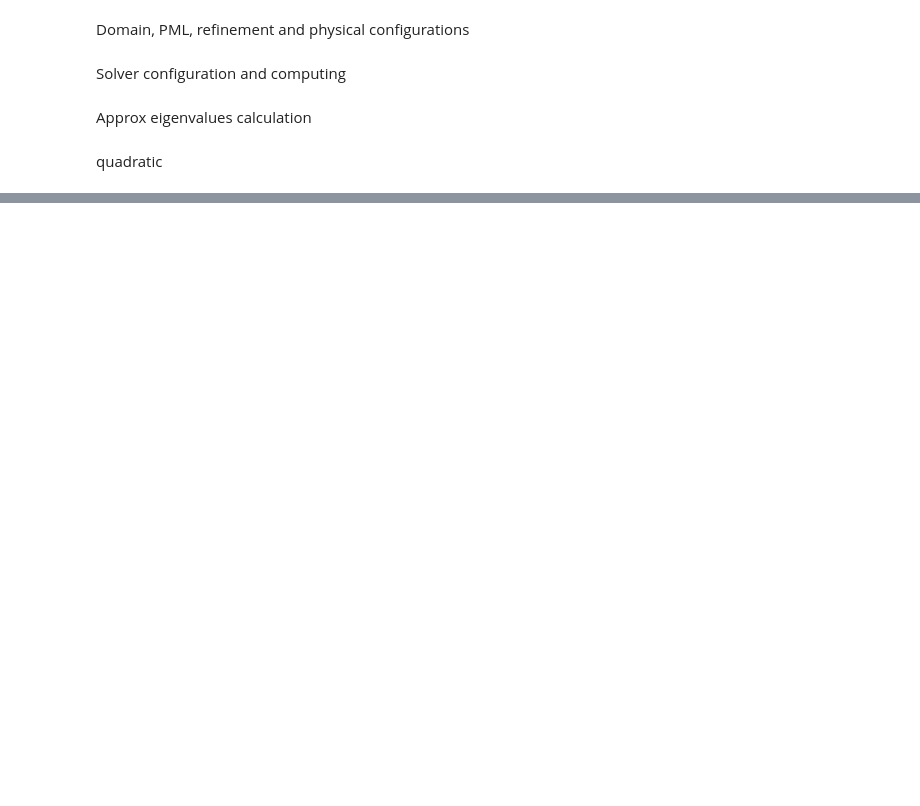
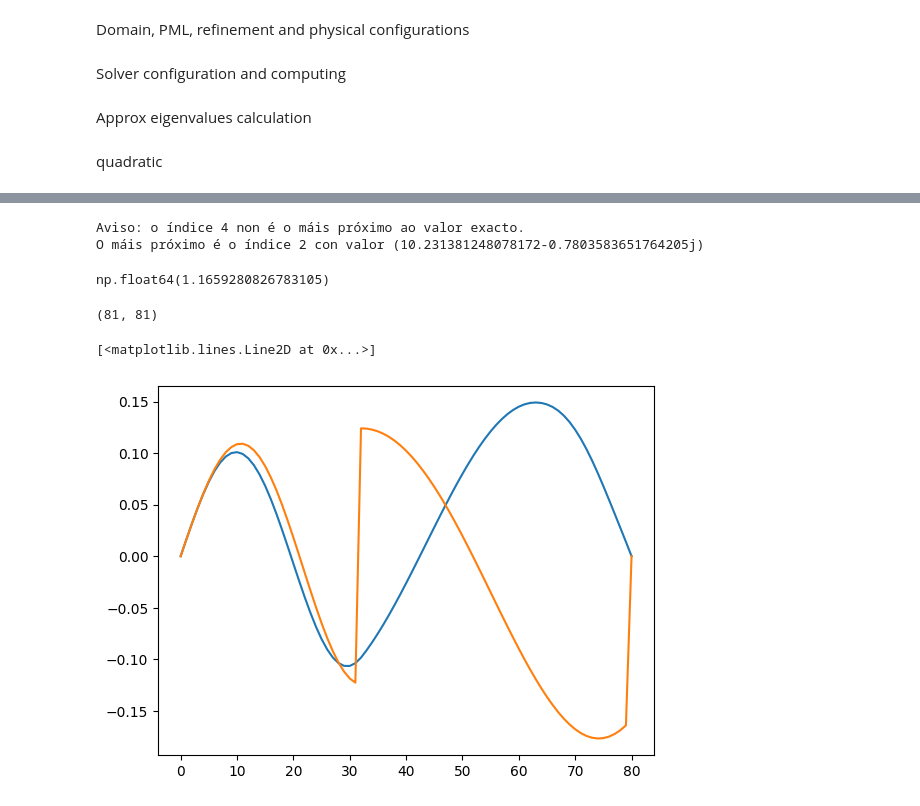
Before and after one commit to sararecondo/HPR-1D, a Jupyter notebook: 1D-Figure-06-b.ipynb, the cells around one changed output, grey strips where cells are left out. Saved outputs shown, nothing was run; the diff lists cells and outputs as text; code cells hidden in the pictures; blank space fills up the shorter version.

```diff
--- a/1D-Figure-06-b.ipynb
+++ b/1D-Figure-06-b.ipynb
@@ -198,21 +229,23 @@ def get_approx_eigenpair(solver, selected_index, Q, V, dof):
+# %%
+gamma_x_quadratic= lambda x, omega: 1.0 + (np.abs(x[0]) >= Lx) * 1j / omega * sigma_0 * (np.abs(x[0]) - Lx) ** 2
 # %%
-def get_exact_eigenpair(solver, selected_index, Q, V):
+def get_exact_eigenpair(solver, selected_index, Q, V, sigma_i=0.):
     exact_physical_eigs_function= lambda n: vel_media_1 / l_inner * np.arctan(-1j * (vel_media_2 * rho_media_2) / (vel_media_1 * rho_media_1))+ n * np.pi * vel_media_1 / l_inner
     w=exact_physical_eigs_function(selected_index)
-
+    x_hat=x_hat_quadratic
+    gamma_x= gamma_x_quadratic
     p_1 = lambda x: np.sin(w * x[0] / vel_media_1)
-    p_2 = lambda x: -np.sin(-w * l_inner / vel_media_1) * np.exp(1j * w / vel_media_2 * (x_hat(x,w) - l_inner))
+    p_2 = lambda x: -np.sin(w * l_inner / vel_media_1) * np.exp(1j * w / vel_media_2 * (x_hat(x,w) - l_inner))
     p = lambda x: np.where(x[0] == Lx + pml_thickness, 0, np.where(x[0] >= l_inner, p_2(x), p_1(x)))
 
-    sigma_x = lambda x: np.where(x[0] >= l_inner, sigma_0, 0)
-    sigma_x_function_cond= lambda x: np.where(x[0]<=Lx, x[0]*0., np.where(x[0] == Lx + pml_thickness, x[0]*0.0+1e10, sigma_x(x)))
+    sigma_x = lambda x: np.where(x[0] >= Lx, x[0]*0.0) #sigma_i * (np.abs(x[0]) - Lx) ** 3, 0)
+    # sigma_x_function_cond= lambda x: np.where(x[0]<=Lx, x[0]*0., np.where(x[0] == Lx + pml_thickness, x[0]*0.0+1e10, sigma_x(x)))
+    sigma_x_function_cond= lambda x: np.where(x[0]<=Lx, x[0]*0., np.where(x[0] == Lx + pml_thickness, sigma_x(x), sigma_x(x)))
+
     v_1=lambda x: 1/(-1j*w)*(w / vel_media_1) * np.cos(w * x[0] / vel_media_1)
     v_2 = (lambda x: 1/(-1j*w+sigma_x_function_cond(x)*rho_media_1)* -np.sin(-w * l_inner / vel_media_1) *(1j * w / vel_media_2)
         * np.exp(1j * w / vel_media_2 * (x_hat(x,w) - l_inner))* gamma_x(x, w)[0])
     v = lambda x: np.where(x[0] >= l_inner, v_2(x), v_1(x))
-
-    Q = functionspace(mesh, FE["p"])
-    V = functionspace(mesh, FE["v"])
 
     p_ex = Function(Q, name="p_ex")
     p_ex.interpolate(p)
@@ -220,7 +253,7 @@ def get_exact_eigenpair(solver, selected_index, Q, V):
 
     v_ex = Function(V, name="v_ex")
     v_ex.interpolate(v)
-    v_ex.x.petsc_vec.array[:] = v_ex.x.petsc_vec.array[:] / v_ex.eval(np.array([Lx, 0.0, 0.0]), 1)
+    # v_ex.x.petsc_vec.array[:] = v_ex.x.petsc_vec.array[:] / v_ex.eval(np.array([Lx, 0.0, 0.0]), 1)
 
     return [w, p_ex, v_ex]
 # %% [markdown]
@@ -263,3 +302,13 @@ sigma_singular_absorption=1e40
+# %%
+exact = []
+exact_p=[]
+exact_v = []
+# Get the exact eigenpairs for the first 5 eigenvalues
+for n in range(5):
+    w, p, v = get_exact_eigenpair(solver_quadratic_P1_P0, n, Q_P1_P0, V_P1_P0)
+    exact.append(w)
+    exact_p.append(p)
+    exact_v.append(v)
 # %%
 def group_by_real_part(eigenvalues, tolerance=1):
     groups = []
@@ -303,0 +352,20 @@ NameError: name 'exact' is not defined
+# %%
+# Xa veñen os dous autovectores normalizados
+p_approx=get_approx_eigenpair(solver_quadratic_P1_P0, j, Q_P1_P0, V_P1_P0, dof_P1_P0, exact[1])[1]
+np.linalg.norm(p_approx.x.petsc_vec.array[:] - exact_p[1].x.petsc_vec.array[:]) / n
+
+np.linalg.norm(exact_p[1].x.petsc_vec.array[:])
+# %% [output]
+Aviso: o índice 4 non é o máis próximo ao valor exacto.
+O máis próximo é o índice 2 con valor (10.231381248078172-0.7803583651764205j)
+np.float64(1.1659280826783105)
+# %%
+len(exact_p[0].x.petsc_vec.array[:]), len(p_approx.x.petsc_vec.array[:])
+# %% [output]
+(81, 81)
+# %%
+plt.plot(p_approx.x.petsc_vec.array[:])
+plt.plot(exact_p[1].x.petsc_vec.array[:])
+# %% [output]
+[<matplotlib.lines.Line2D at 0x...>]
+[figure, added]
```
Also changed, not shown: parts of 9 cells of this notebook, 4 other files.
